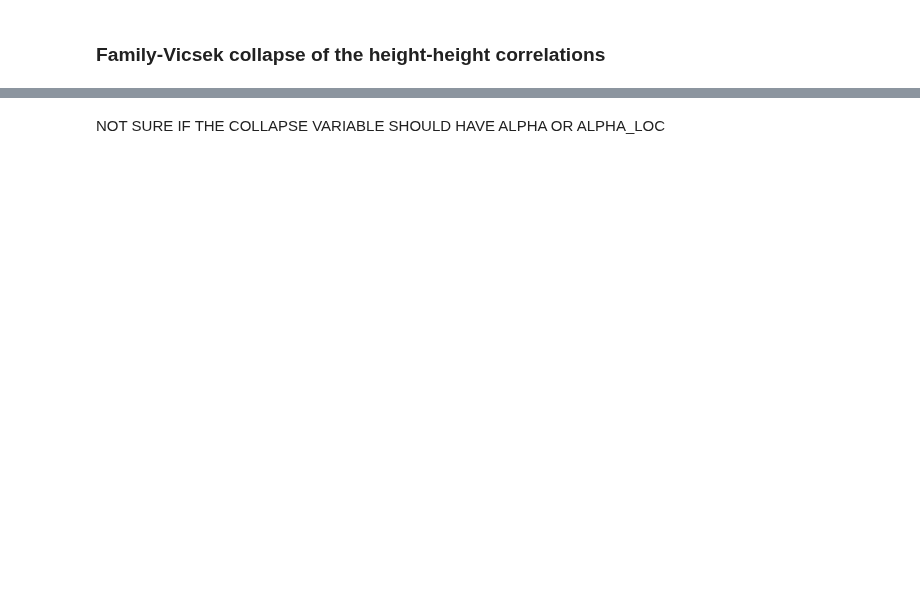
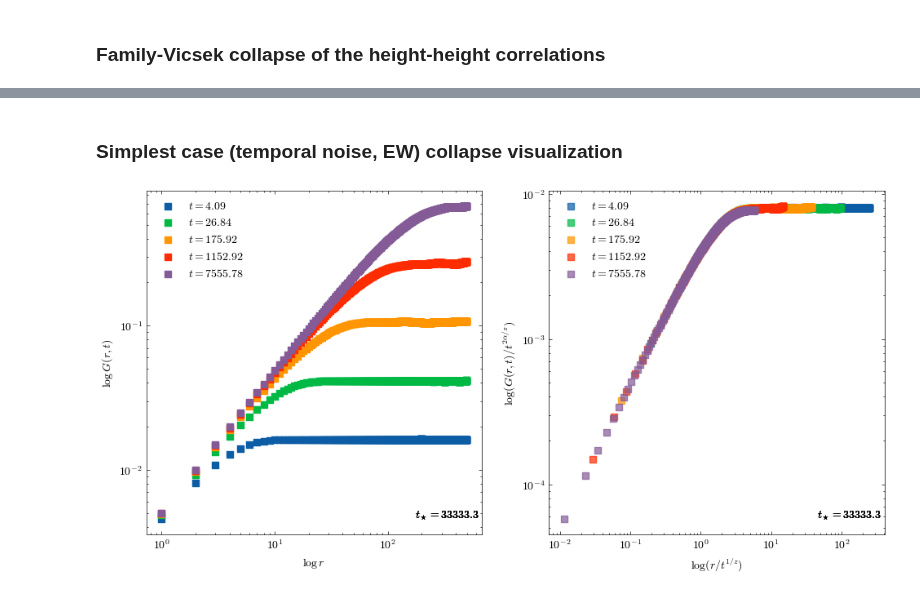
Before and after one commit to goznalo-git/RoughKuramoto, a Jupyter notebook: 3-Correlations.ipynb, the cells around one changed output, grey strips where cells are left out. Drawn from its saved outputs; the diff is of its cells as text; code cells hidden in the pictures; blank space fills up the shorter version.

Commit message:
Text in structure factor figures, figure saving and improved visualizations

```diff
--- a/3-Correlations.ipynb
+++ b/3-Correlations.ipynb
@@ -151,2 +148,63 @@ plot_heightdifference_collapse(avg_df, L, T, tx, Ks=Ks)
-# %% [markdown]
-NOT SURE IF THE COLLAPSE VARIABLE SHOULD HAVE ALPHA OR ALPHA_LOC
+# %% [markdown]
+### Simplest case (temporal noise, EW) collapse visualization
+# %%
+typenoise = "TimeDep"
+deltaname = "0"
+# %%
+fig, ax = plt.subplots(1, 2, figsize=(10,5))
+
+ax[0].set_xlabel(r"$\log r$")
+ax[0].set_ylabel(r"$\log G(r,t)$")
+ax[1].set_xlabel(r"$\log (r/ t^{1/z})$")
+ax[1].set_ylabel(r"$\log (G(r,t)/ t^{2\alpha/z})$")
+
+mask = (
+    (avg_df["typenoise"] == typenoise)
+    & (avg_df["L"] == L)
+    & (avg_df["T"] == T)
+    & (avg_df["deltaname"] == deltaname)
+    & ((avg_df["K"] == Ks[0]) | (avg_df["K"] == Ks[1]))
+)
+sub = avg_df[mask]
+
+for _, row in sub.iterrows():
+    t = row["t"]
+    mean_heightheight = row["mean_heightheight"]
+    L = row["L"]
+    K = row["K"]
+
+    # Exponents
+    z = z_dict[typenoise][delta_to_label[deltaname]]
+    alpha = alpha_dict[typenoise][delta_to_label[deltaname]]
+
+    t_cross = tx[typenoise][delta_to_label[deltaname]] * L**(z_dict[typenoise][delta_to_label[deltaname]])
+
+    for ti in range(len(t))[::4]:
+
+        if t[ti] > 0 and t[ti] < t_cross:
+
+            rlen = mean_heightheight.shape[1] # we plot up to half of this since the system is periodic
+            rrange = np.array(range(rlen))
+            ax[0].scatter(rrange[:int(rlen/2)], mean_heightheight[ti,:int(rlen/2)], label=f"$t=${np.round(t[ti],2)}", marker=markerdict[L])
+            ax[0].text(0.8, 0.05, fr'$t_\star={np.round(t_cross,1)}$', fontsize=10, transform=ax[0].transAxes)
+
+            # Collapse variables
+            rt1z = rrange[:int(rlen/2)] / t[ti]**(1/z)
+            Gt2az = mean_heightheight[ti,:int(rlen/2)] / t[ti]**(2*alpha/z)
+
+            ax[1].scatter(rt1z, Gt2az, label=f"$t=${np.round(t[ti],2)}", marker=markerdict[L], alpha=0.7)
+            ax[1].text(0.8, 0.05, fr'$t_\star={np.round(t_cross,1)}$', fontsize=10, transform=ax[1].transAxes)
+
+ax[0].set_xscale('log')
+ax[0].set_yscale('log')
+ax[1].set_xscale('log')
+ax[1].set_yscale('log')
+
+ax[0].legend()
+ax[1].legend()
+
+plt.tight_layout()
+plt.savefig(f"Figures/heighdifference_example.png", dpi=300)
+plt.show()
+# %% [output]
+[figure, added]
```
Also changed, not shown: parts of 3 cells of this notebook, 5 other files.
